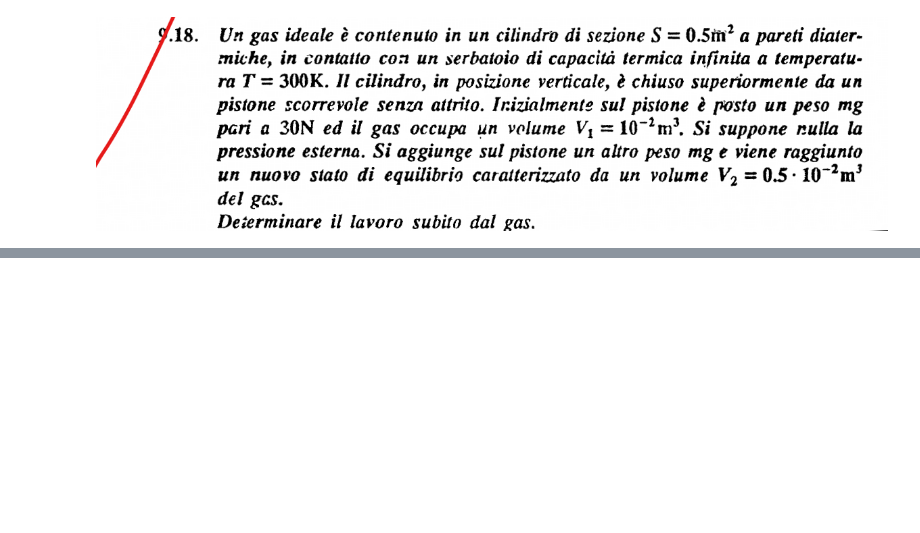
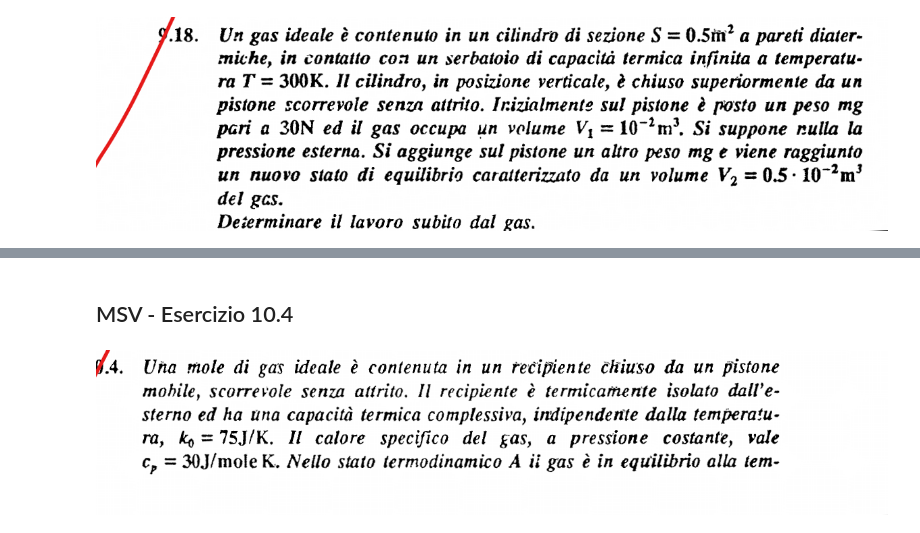
Before and after one commit to marcodalessandro76/Esercitazioni-Fisica-1, a Jupyter notebook: Termodinamica.ipynb, the cells around one changed output, grey strips where cells are left out. Cells and saved outputs as stored; diff of their text form; code cells hidden in the pictures; blank space fills up the shorter version.

```diff
--- a/Termodinamica.ipynb
+++ b/Termodinamica.ipynb
@@ -266,0 +296,6 @@ __Svolgimento__
+# %% [markdown]
+## MSV - Esercizio 10.4
+# %%
+Image('Immagini/MSV_10.4_Testo1.png',width=900)
+# %% [output]
+[figure, added]
```
Also changed, not shown: parts of 18 cells of this notebook, 6 other files.
